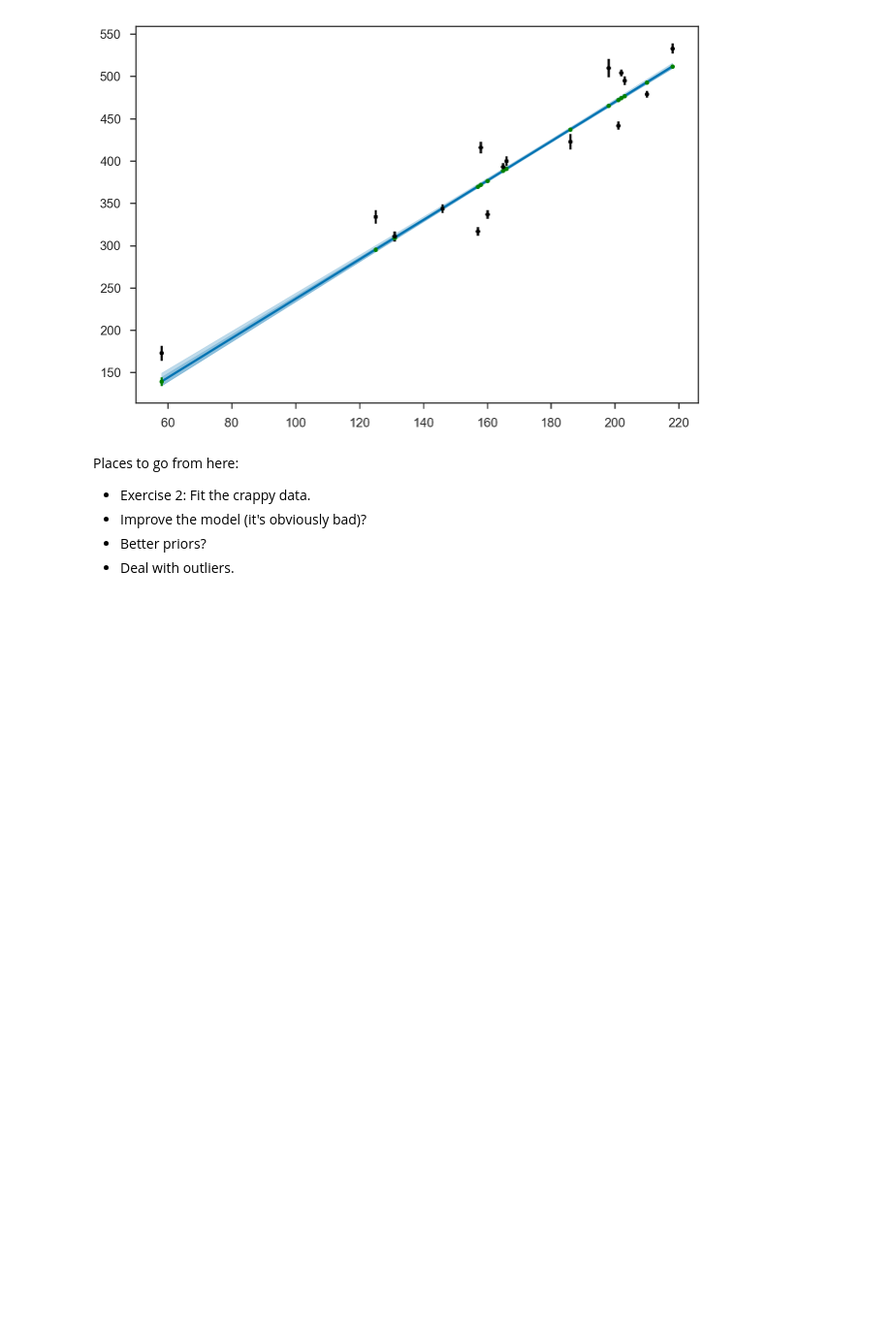
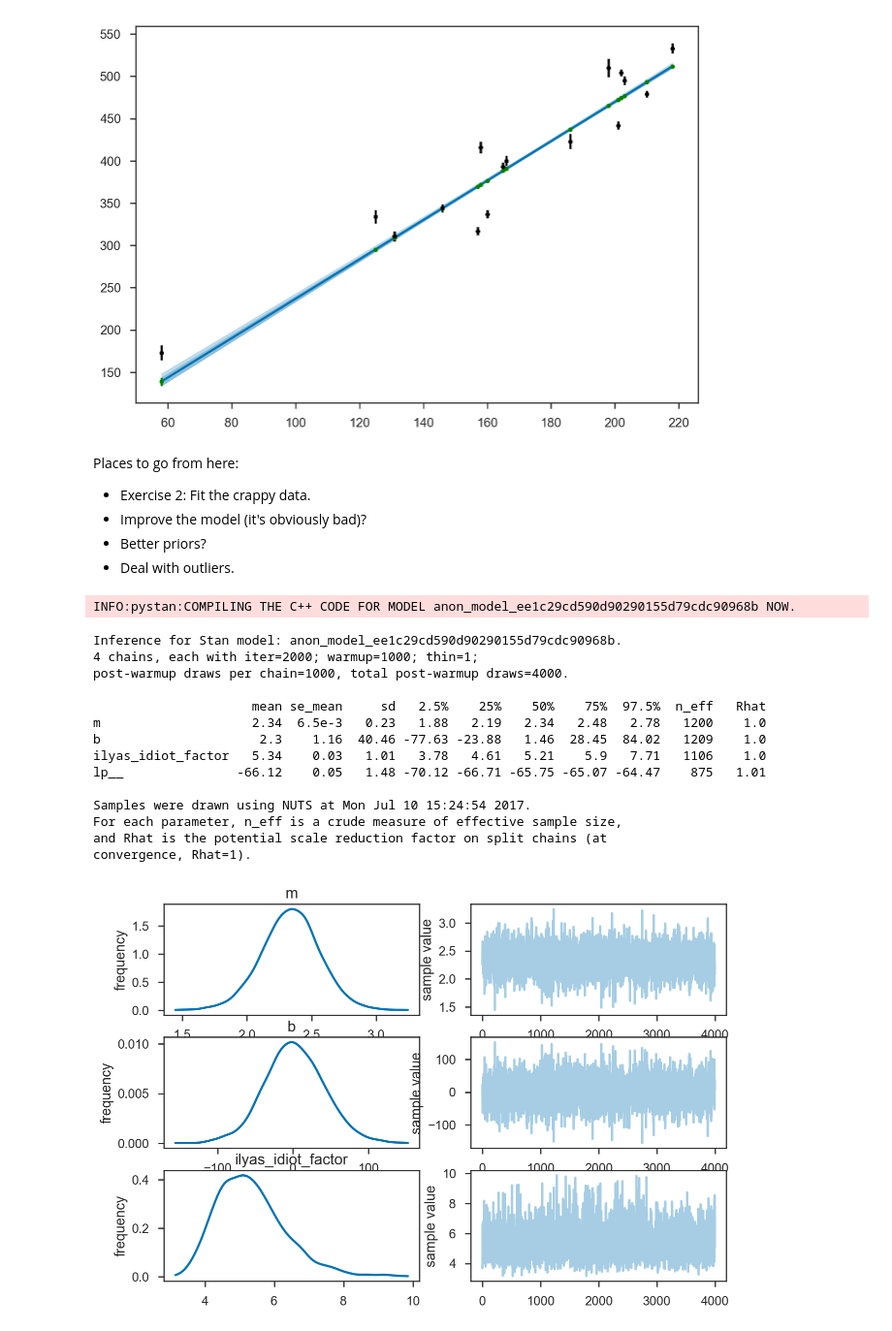
Before and after one commit to farr/GWDataAnalysisSummerSchool, a Jupyter notebook: lecture1/lecture1.ipynb, the cells around one changed output. Shown at 97% size. Cells and saved outputs as stored; diff of their text form; code cells hidden in the pictures; blank space fills up the shorter version.

Commit message:
Post lecture 1.

```diff
--- a/lecture1/lecture1.ipynb
+++ b/lecture1/lecture1.ipynb
@@ -143,3 +143,27 @@ Places to go from here:
 * Improve the model (it's obviously bad)?
 * Better priors?
 * Deal with outliers.
+# %%
+model_ilya = pystan.StanModel(file='linear_model.stan')
+# %% [output]
+INFO:pystan:COMPILING THE C++ CODE FOR MODEL anon_model_ee1c29cd590d90290155d79cdc90968b NOW.
+# %%
+fit = model_ilya.sampling(data=ex1_data)
+fit.plot()
+fit
+# %% [output]
+Inference for Stan model: anon_model_ee1c29cd590d90290155d79cdc90968b.
+4 chains, each with iter=2000; warmup=1000; thin=1;
+post-warmup draws per chain=1000, total post-warmup draws=4000.
+
+                     mean se_mean     sd   2.5%    25%    50%    75%  97.5%  n_eff   Rhat
+m                    2.34  6.5e-3   0.23   1.88   2.19   2.34   2.48   2.78   1200    1.0
+b                     2.3    1.16  40.46 -77.63 -23.88   1.46  28.45  84.02   1209    1.0
+ilyas_idiot_factor   5.34    0.03   1.01   3.78   4.61   5.21    5.9   7.71   1106    1.0
+lp__               -66.12    0.05   1.48 -70.12 -66.71 -65.75 -65.07 -64.47    875   1.01
+
+Samples were drawn using NUTS at Mon Jul 10 15:24:54 2017.
+For each parameter, n_eff is a crude measure of effective sample size,
+and Rhat is the potential scale reduction factor on split chains (at
+convergence, Rhat=1).
+[figure, added]
```
Also changed, not shown: parts of 17 cells of this notebook, 3 other files.
